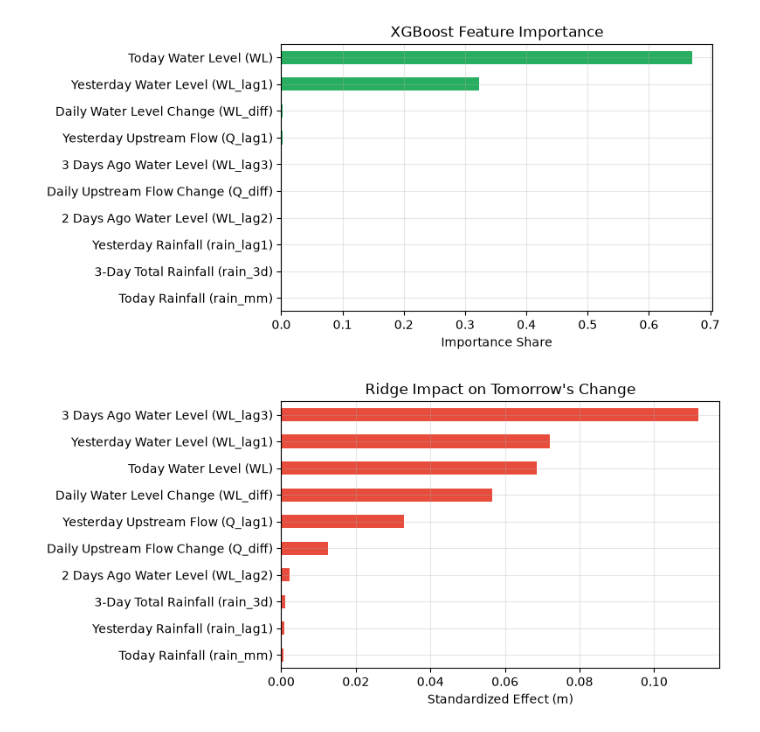
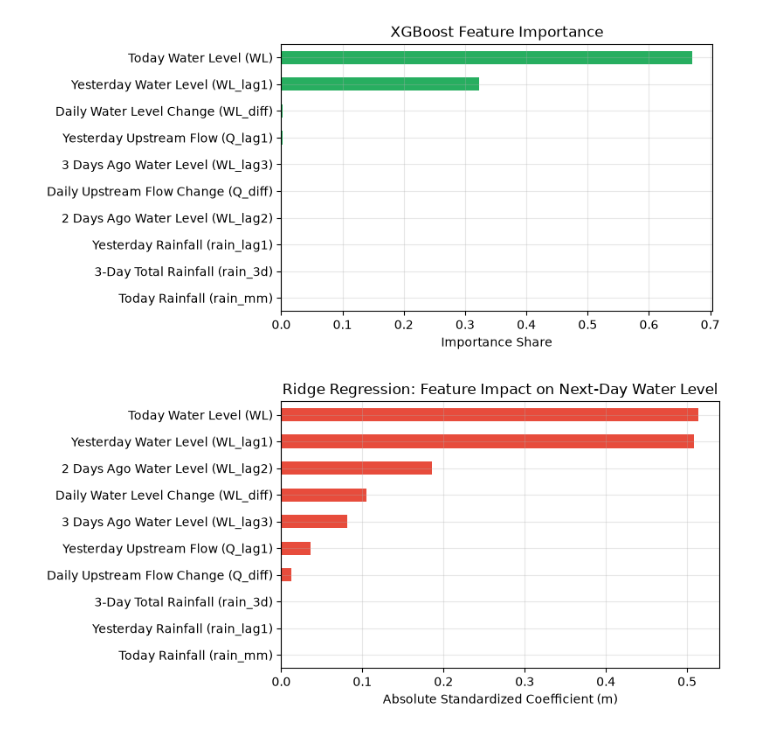
Before and after one commit to Dona-18/Machine-Learning---Fall2026, a Jupyter notebook: notebooks/03_train_and_evaluate.ipynb, the cells around one changed output. Cells and saved outputs as stored; diff of their text form; code cells hidden in the pictures.

Commit message:
rename feature impact

```diff
--- a/notebooks/03_train_and_evaluate.ipynb
+++ b/notebooks/03_train_and_evaluate.ipynb
@@ -209,17 +206,17 @@ plt.show()
 # %% [output]
 [figure]
 # %%
-# Chart 3C: Ridge Standardized Impact on Tomorrow's Change
+# Chart 3C: Ridge Standardized Coefficients on Next-Day Water Level (WL_next)
 X_scaled = StandardScaler().fit_transform(X_train)
-ridge_chg = Ridge(alpha=1.0).fit(X_scaled, y_train - train_df['WL'])
+ridge_chg = Ridge(alpha=1.0).fit(X_scaled, y_train)
 ridge_imp = pd.Series(np.abs(ridge_chg.coef_), index=pretty_idx).sort_values()
 
 plt.figure(figsize=(8, 4))
 ridge_imp.plot(kind='barh', color='#e74c3c')
-plt.title("Ridge Impact on Tomorrow's Change")
-plt.xlabel('Standardized Effect (m)')
+plt.title("Ridge Regression: Feature Impact on Next-Day Water Level")
+plt.xlabel('Absolute Standardized Coefficient (m)')
 plt.tight_layout()
 plt.savefig(REPORTS_ML_DIR / 'feature_importance.png', dpi=150)
 plt.show()
 # %% [output]
-[figure, old version]
+[figure, new version]
```
Also changed, not shown: parts of 3 cells of this notebook, 1 other file.
